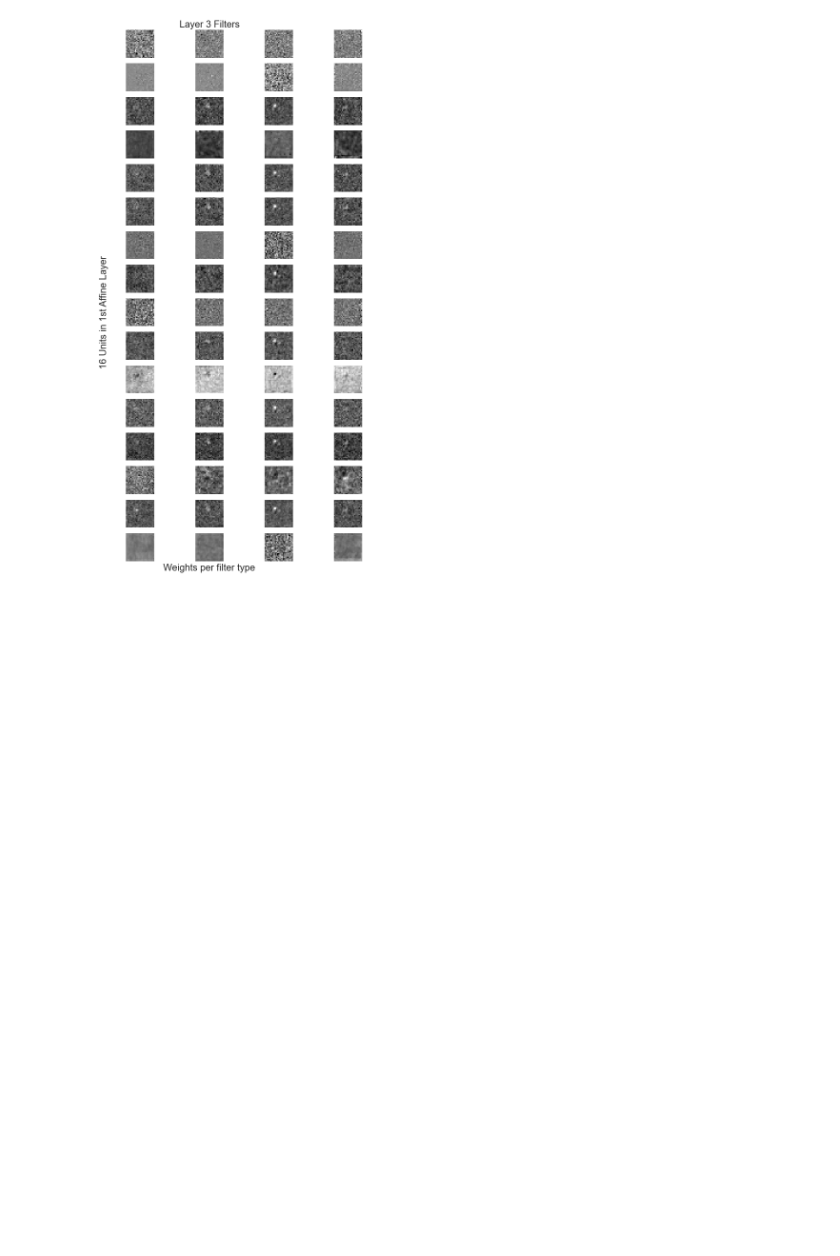
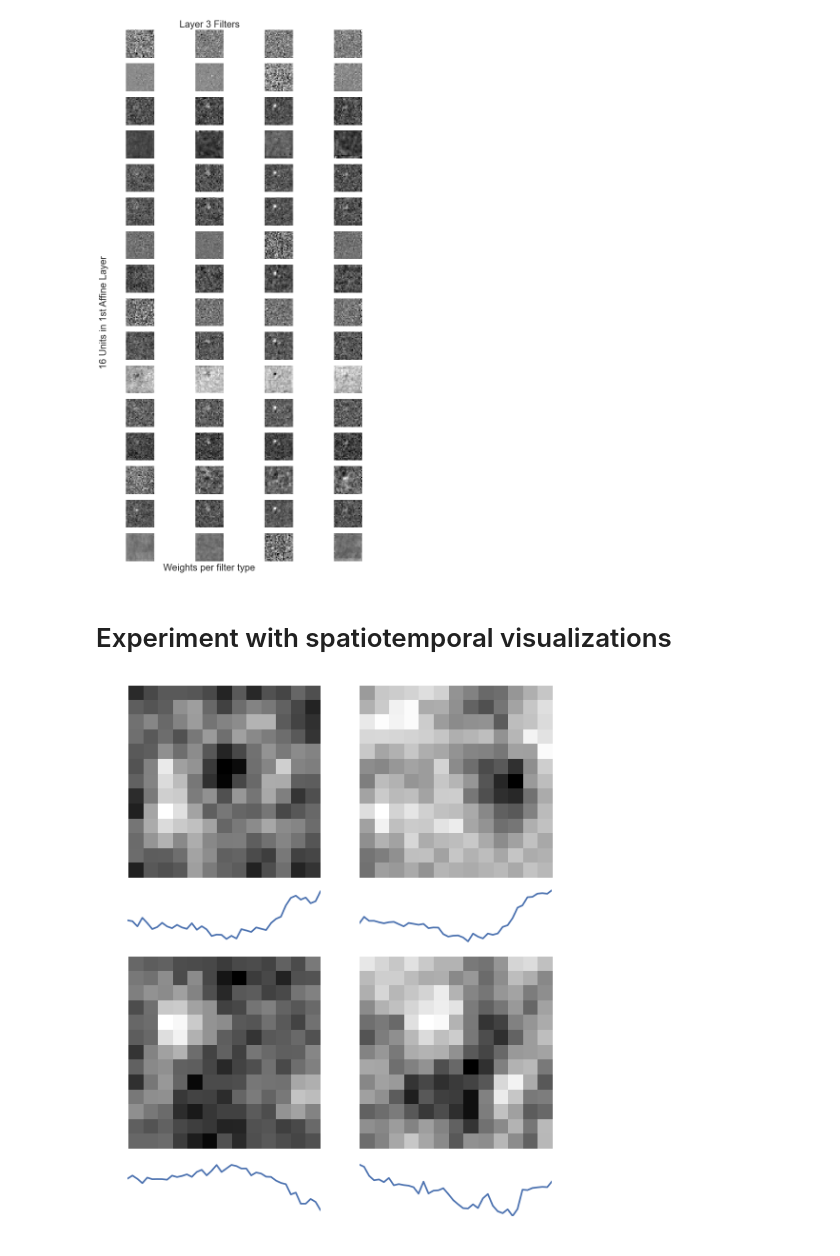
Before and after one commit to baccuslab/deep-retina, a Jupyter notebook: notebooks/Filter visualizations.ipynb, the cells around one changed output. Saved outputs shown, nothing was run; the diff lists cells and outputs as text; code cells hidden in the pictures; blank space fills up the shorter version.

```diff
--- a/notebooks/Filter visualizations.ipynb
+++ b/notebooks/Filter visualizations.ipynb
@@ -718,3 +718,35 @@ for i in range(num_rows):
 plt.savefig('weights_layer3_images.png', dpi=500)
 # %% [output]
 [figure]
+# %% [markdown]
+# Experiment with spatiotemporal visualizations
+# %%
+fig = plt.gcf()
+fig.set_size_inches((8,10))
+num_cols = 2
+num_rows = 2
+idxs = range(num_cols)
+for y in range(num_cols):
+    for i in range(num_rows):
+        plt_idx = i * num_cols + y + 1
+        space,time = ft.decompose(W0[plt_idx-1])
+        #plt.subplot(num_rows, num_cols, plt_idx)
+        ax = plt.subplot2grid((num_rows*4, num_cols), (4*i, y), rowspan=3)
+        ax.imshow(space) #, clim=[np.min(W0), np.max(W0)])
+        plt.grid('off')
+        plt.axis('off')
+
+        ax = plt.subplot2grid((num_rows*4, num_cols), (4*i+3, y), rowspan=1)
+        ax.plot(np.linspace(0,400,40), time)
+
+        plt.grid('off')
+        plt.axis('off')
+#         if i == num_rows-1:
+#             plt.xlabel('Time (samples)', fontsize=14)
+#         if y == 0:
+#             plt.ylabel('Space (samples)', fontsize=14)
+#         if i == 0:
+#             if y == 1:
+#                 plt.title('Spatial SVD of Layer 0 Filters', fontsize=20)
+# %% [output]
+[figure, added]
```
Also changed, not shown: parts of 1 cell of this notebook, 1 other file.
